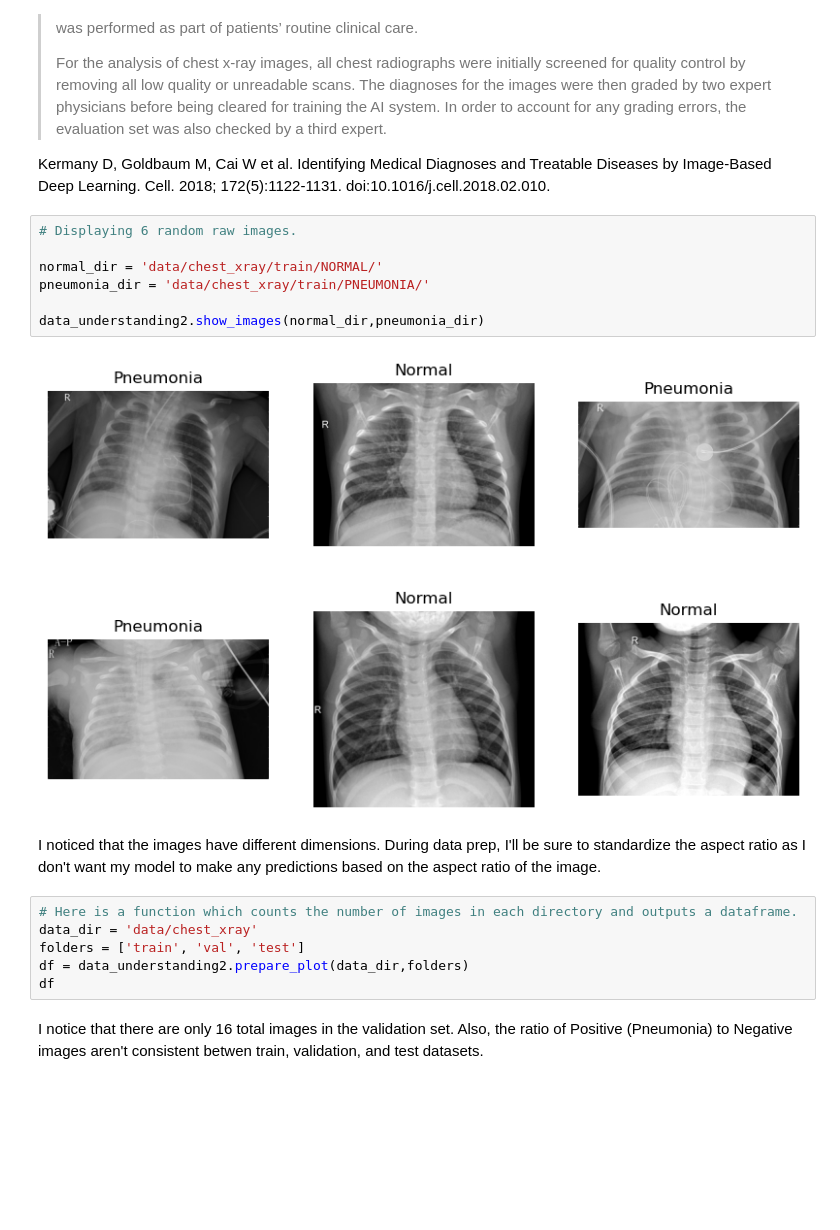
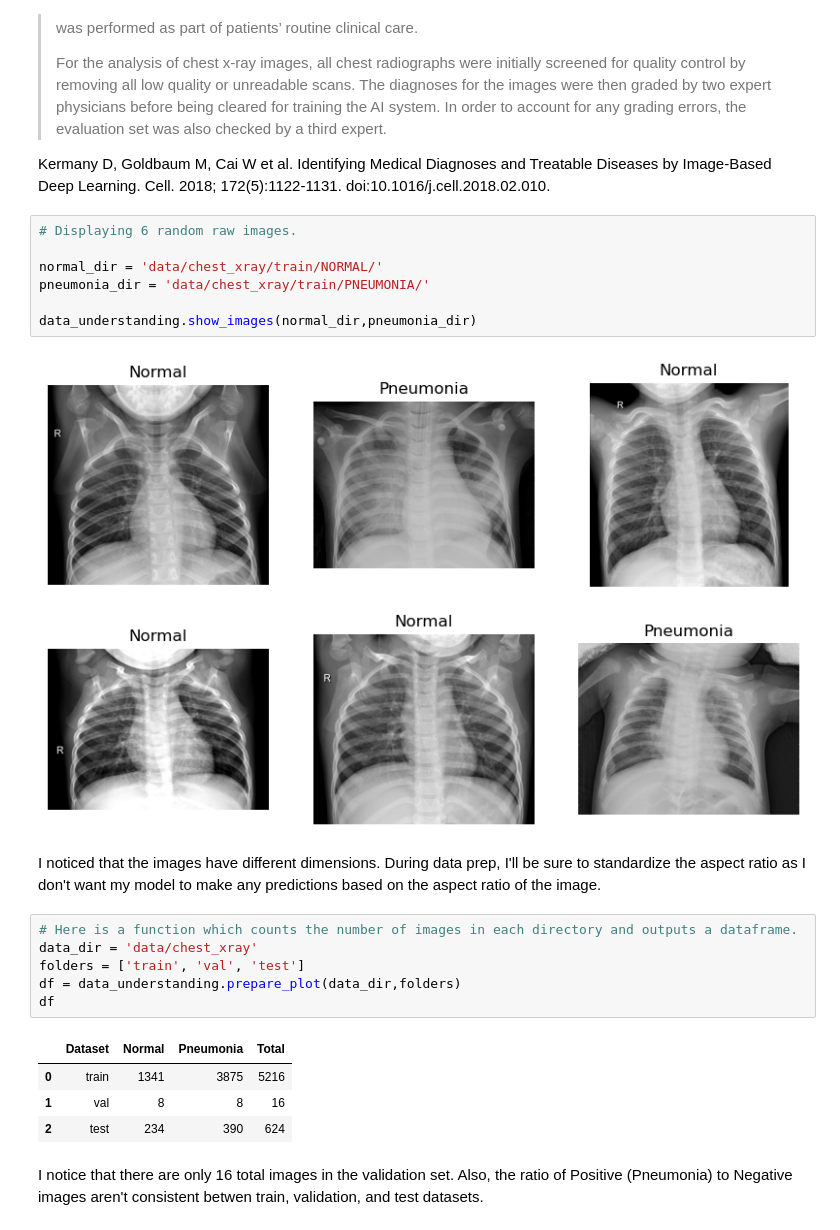
Before and after one commit to rlodetti/image_classification_project, a Jupyter notebook: Image Classification Project.ipynb, the cells around one changed output. Drawn from its saved outputs; the diff is of its cells as text; blank space fills up the shorter version.

```diff
--- a/Image Classification Project.ipynb
+++ b/Image Classification Project.ipynb
@@ -68,20 +68,25 @@ Kermany D, Goldbaum M, Cai W et al. Identifying Medical Diagnoses and Treatable
 # %%
 # Displaying 6 random raw images.
 
 normal_dir = 'data/chest_xray/train/NORMAL/'
 pneumonia_dir = 'data/chest_xray/train/PNEUMONIA/'
 
-data_understanding2.show_images(normal_dir,pneumonia_dir)
+data_understanding.show_images(normal_dir,pneumonia_dir)
 # %% [output]
-[figure, old version]
+[figure, new version]
 # %% [markdown]
 I noticed that the images have different dimensions. During data prep, I'll be sure to standardize the aspect ratio as I don't want my model to make any predictions based on the aspect ratio of the image.
 # %%
 # Here is a function which counts the number of images in each directory and outputs a dataframe.
 data_dir = 'data/chest_xray'
 folders = ['train', 'val', 'test']
-df = data_understanding2.prepare_plot(data_dir,folders)
+df = data_understanding.prepare_plot(data_dir,folders)
 df
+# %% [output]
+|  | Dataset | Normal | Pneumonia | Total |
+| 0 | train | 1341 | 3875 | 5216 |
+| 1 | val | 8 | 8 | 16 |
+| 2 | test | 234 | 390 | 624 |
 # %% [markdown]
 I notice that there are only 16 total images in the validation set. Also, the ratio of Positive (Pneumonia) to Negative images aren't consistent betwen train, validation, and test datasets.
 # %% [markdown]
```
Also changed, not shown: parts of 40 cells of this notebook, 7 other files.
